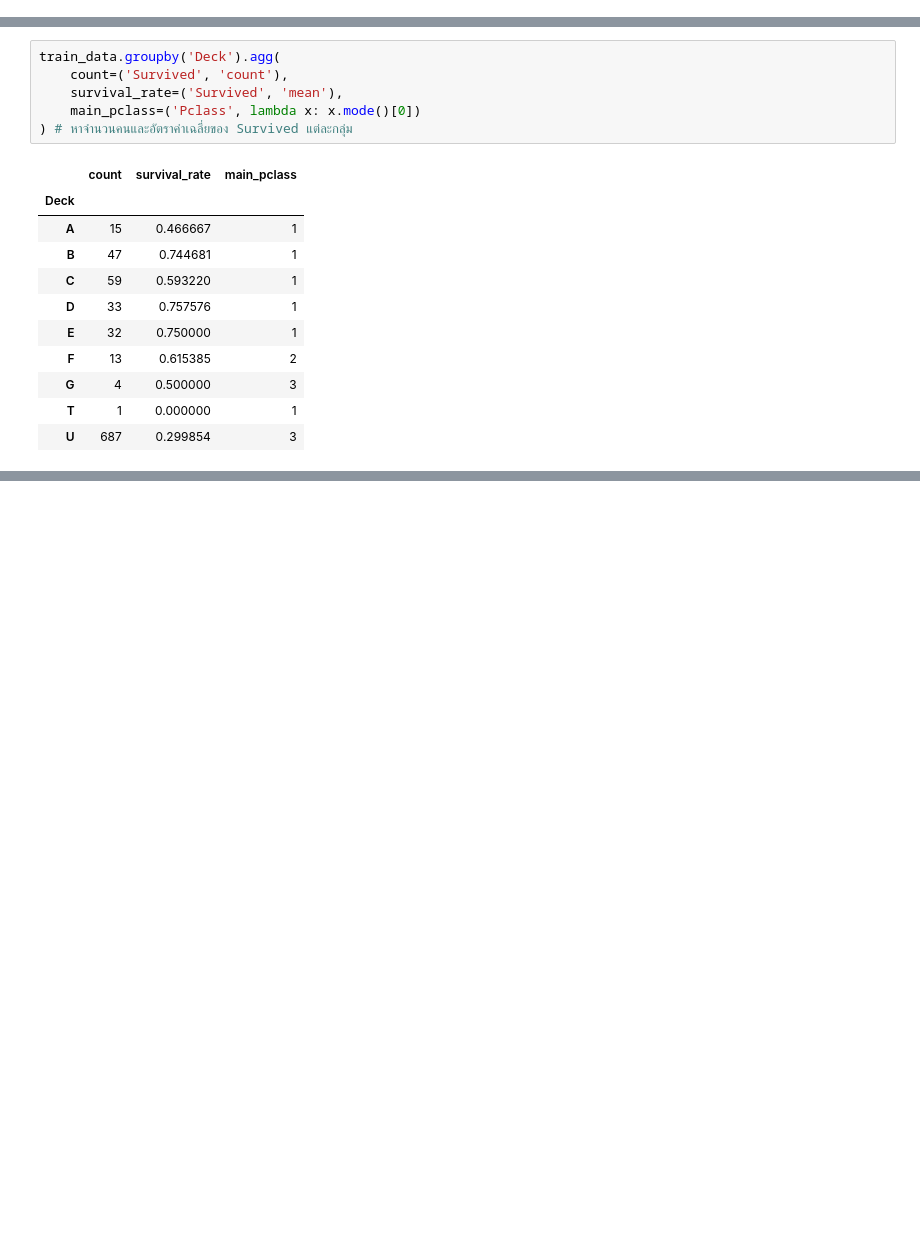
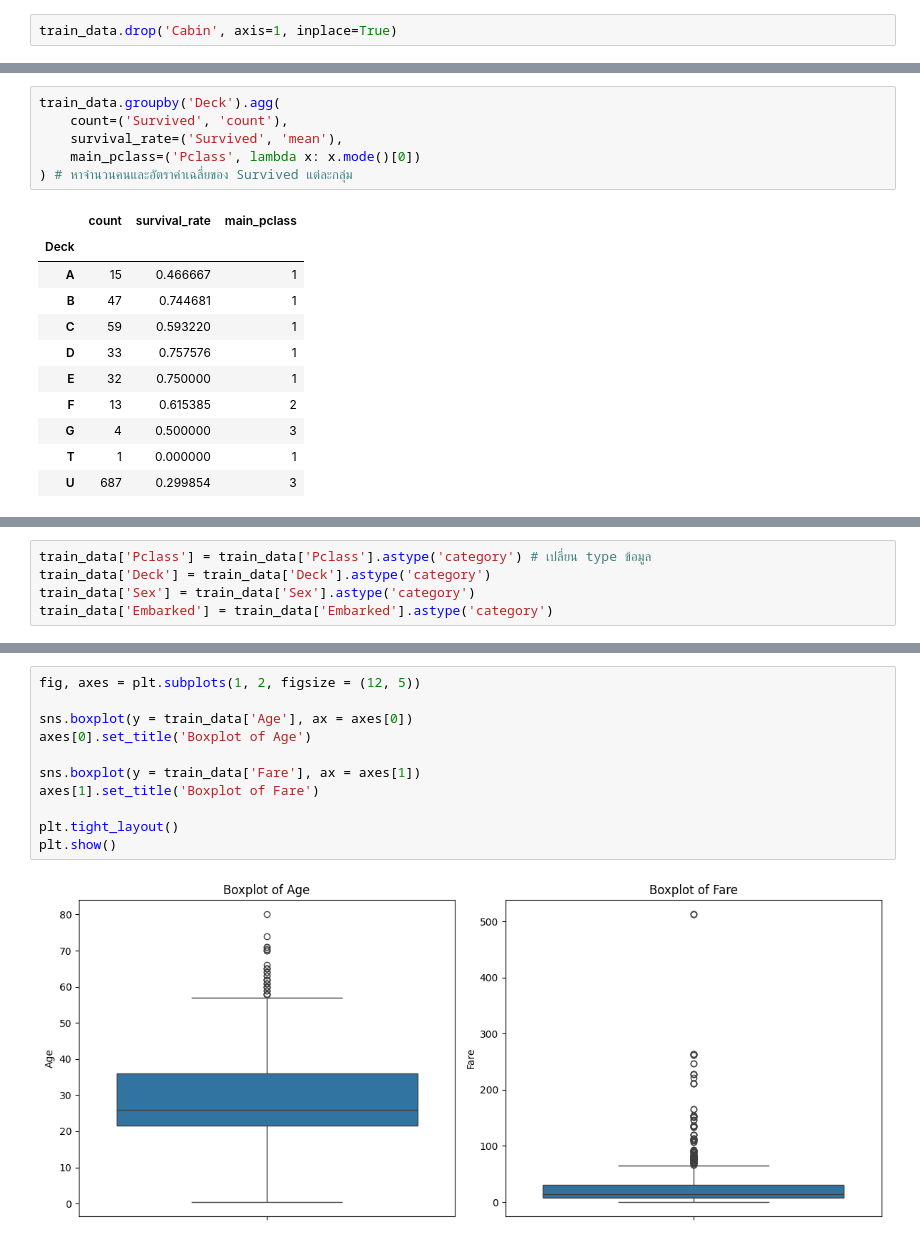
Before and after one commit to k-workproject/data-skills-roadmap, a Jupyter notebook: python-project/titanic_survival_prediction.ipynb, the cells around one changed output, grey strips where cells are left out. Saved outputs shown, nothing was run; the diff lists cells and outputs as text; blank space fills up the shorter version.

```diff
--- a/python-project/titanic_survival_prediction.ipynb
+++ b/python-project/titanic_survival_prediction.ipynb
@@ -191,3 +191,5 @@ train_data.isnull().sum()
 dtype: int64
 # %%
 train_data['Deck'] = train_data['Cabin'].str[0].fillna('U') # สร้าง column สำหรับแยกตัวอักษรใน Cabin และเติมค่า Missing Value ของ Cabin ด้วย U คือ Unknow เนื่องจากไม่ทราบข้อมูล
+# %%
+train_data.drop('Cabin', axis=1, inplace=True)
@@ -219,0 +235,5 @@ train_data.groupby('Deck').agg(
+# %%
+train_data['Pclass'] = train_data['Pclass'].astype('category') # เปลี่ยน type ข้อมูล
+train_data['Deck'] = train_data['Deck'].astype('category')
+train_data['Sex'] = train_data['Sex'].astype('category')
+train_data['Embarked'] = train_data['Embarked'].astype('category')
@@ -219,0 +262,13 @@ train_data.groupby('Deck').agg(
+# %%
+fig, axes = plt.subplots(1, 2, figsize = (12, 5))
+
+sns.boxplot(y = train_data['Age'], ax = axes[0])
+axes[0].set_title('Boxplot of Age')
+
+sns.boxplot(y = train_data['Fare'], ax = axes[1])
+axes[1].set_title('Boxplot of Fare')
+
+plt.tight_layout()
+plt.show()
+# %% [output]
+[figure, added]
```
Also changed, not shown: parts of 37 cells of this notebook.
